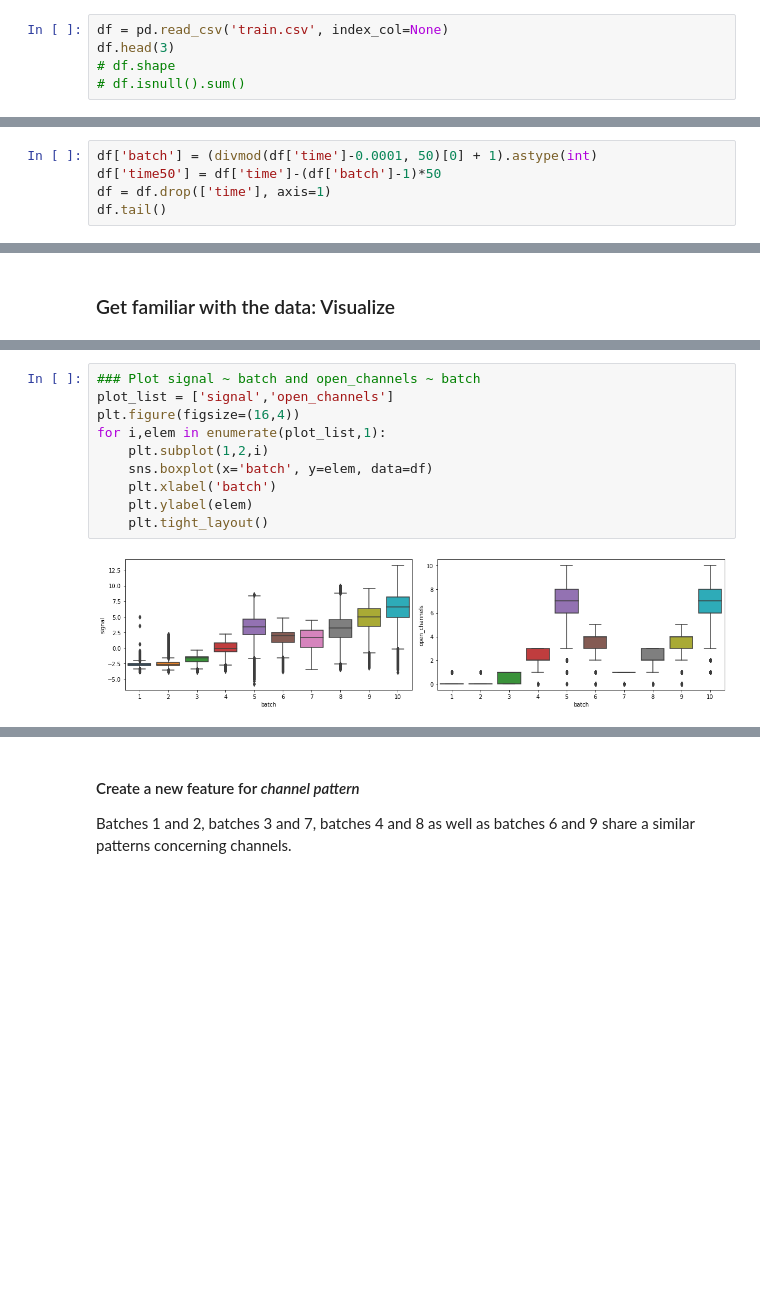
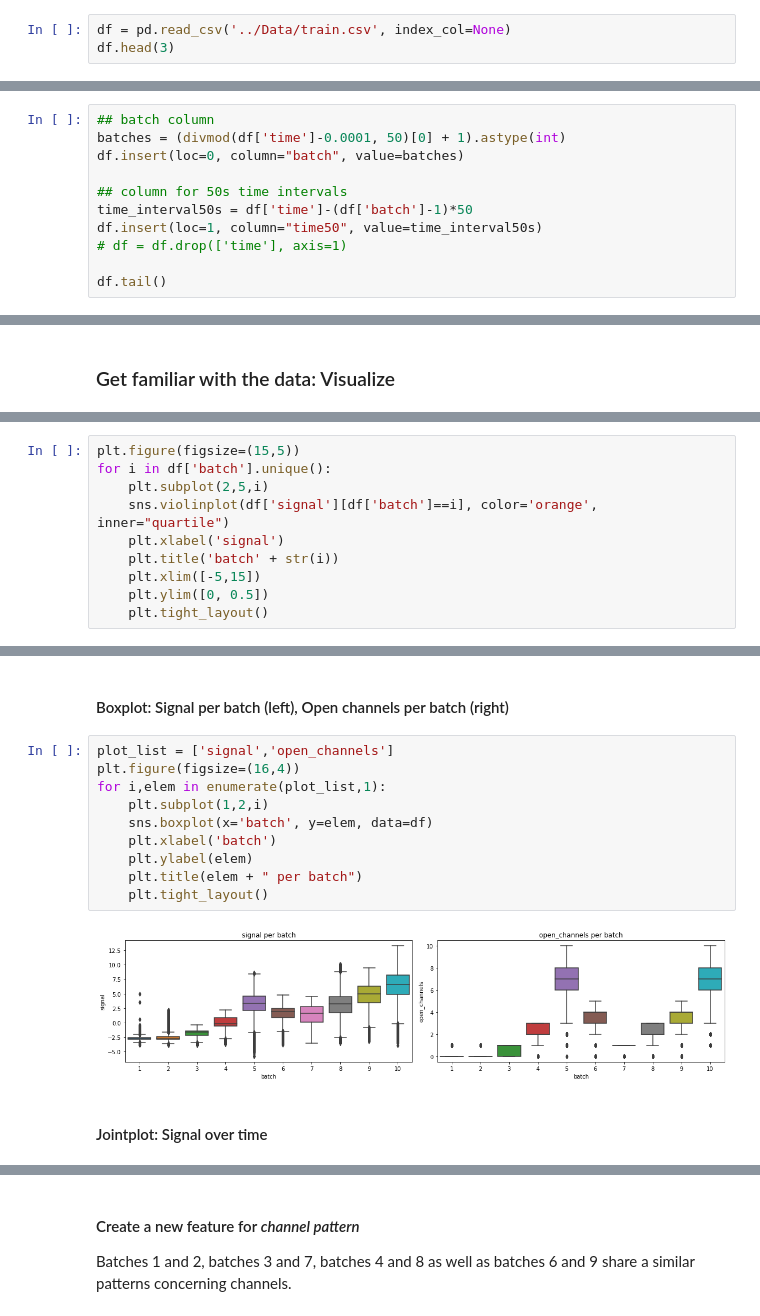
Before and after one commit to Regenplatz/DataScience, a Jupyter notebook: Classifier/IonSwitching/IonSwitching.ipynb, the cells around one changed output, grey strips where cells are left out. Saved outputs shown, nothing was run; the diff lists cells and outputs as text; blank space fills up the shorter version.

```diff
--- a/Classifier/IonSwitching/IonSwitching.ipynb
+++ b/Classifier/IonSwitching/IonSwitching.ipynb
@@ -10,10 +14,8 @@ Data was downloaded from https://www.kaggle.com/c/liverpool-ion-switching in Jun
 
 *Note: While the time series appears continuous, the data is from discrete batches of 50 seconds long 10 kHz samples (500,000 rows per batch). In other words, the data from 0.0001 - 50.0000 is a different batch than 50.0001 - 100.0000, and thus discontinuous between 50.0000 and 50.0001.* [cited from [kaggle.com](https://www.kaggle.com/c/liverpool-ion-switching)]
 # %%
-df = pd.read_csv('train.csv', index_col=None)
+df = pd.read_csv('../Data/train.csv', index_col=None)
 df.head(3)
-# df.shape
-# df.isnull().sum()
 # %% [output]
 |  | time | signal | open_channels |
 | 0 | 0.0001 | -2.7600 | 0 |
@@ -24,8 +41,14 @@ df.head(3)
 #### Create new features *batch* for each batch and *time50* for the time intervals from 0 to 50 seconds
 Every 50 seconds presents one batch.
 # %%
-df['batch'] = (divmod(df['time']-0.0001, 50)[0] + 1).astype(int)
-df['time50'] = df['time']-(df['batch']-1)*50
-df = df.drop(['time'], axis=1)
+## batch column
+batches = (divmod(df['time']-0.0001, 50)[0] + 1).astype(int)
+df.insert(loc=0, column="batch", value=batches)
+
+## column for 50s time intervals
+time_interval50s = df['time']-(df['batch']-1)*50
+df.insert(loc=1, column="time50", value=time_interval50s)
+# df = df.drop(['time'], axis=1)
+
 df.tail()
 # %% [output]
@@ -53,0 +80,10 @@ for i in df['batch'].unique():
+# %%
+plt.figure(figsize=(15,5))
+for i in df['batch'].unique():
+    plt.subplot(2,5,i)
+    sns.violinplot(df['signal'][df['batch']==i], color='orange', inner="quartile")
+    plt.xlabel('signal')
+    plt.title('batch' + str(i))
+    plt.xlim([-5,15])
+    plt.ylim([0, 0.5])
+    plt.tight_layout()
@@ -54,12 +92,16 @@ for i in df['batch'].unique():
+# %% [markdown]
+#### Boxplot: Signal per batch (left), Open channels per batch (right)
 # %%
-### Plot signal ~ batch and open_channels ~ batch
 plot_list = ['signal','open_channels']
 plt.figure(figsize=(16,4))
 for i,elem in enumerate(plot_list,1):
     plt.subplot(1,2,i)
     sns.boxplot(x='batch', y=elem, data=df)
     plt.xlabel('batch')
     plt.ylabel(elem)
+    plt.title(elem + " per batch")
     plt.tight_layout()
 # %% [output]
-[figure, old version]
+[figure, new version]
+# %% [markdown]
+#### Jointplot: Signal over time
```
Also changed, not shown: parts of 36 cells of this notebook.
